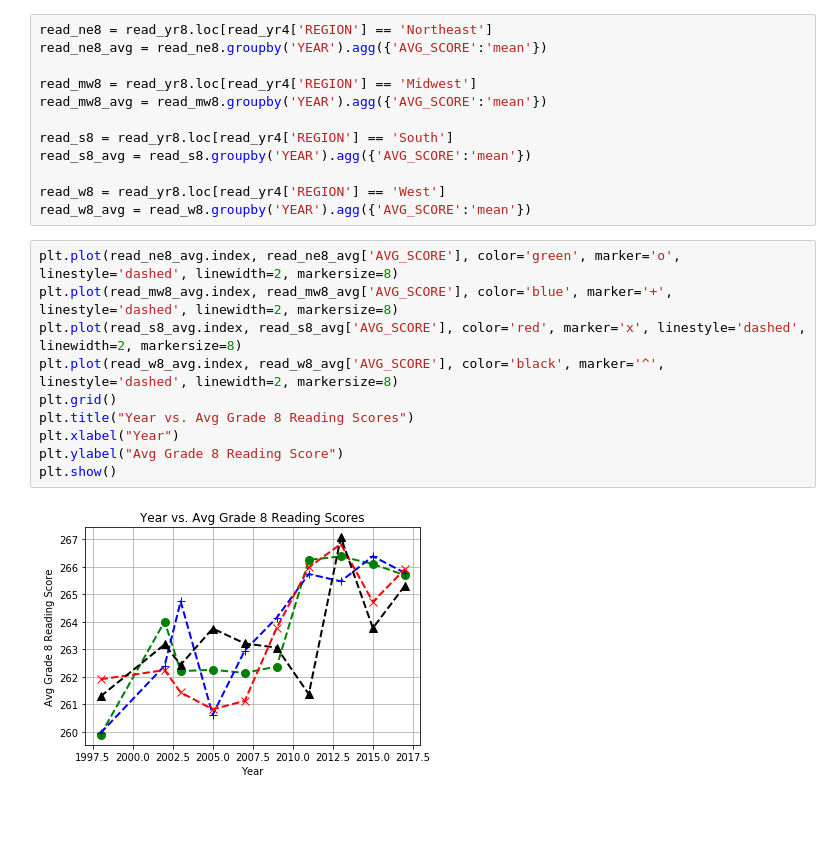
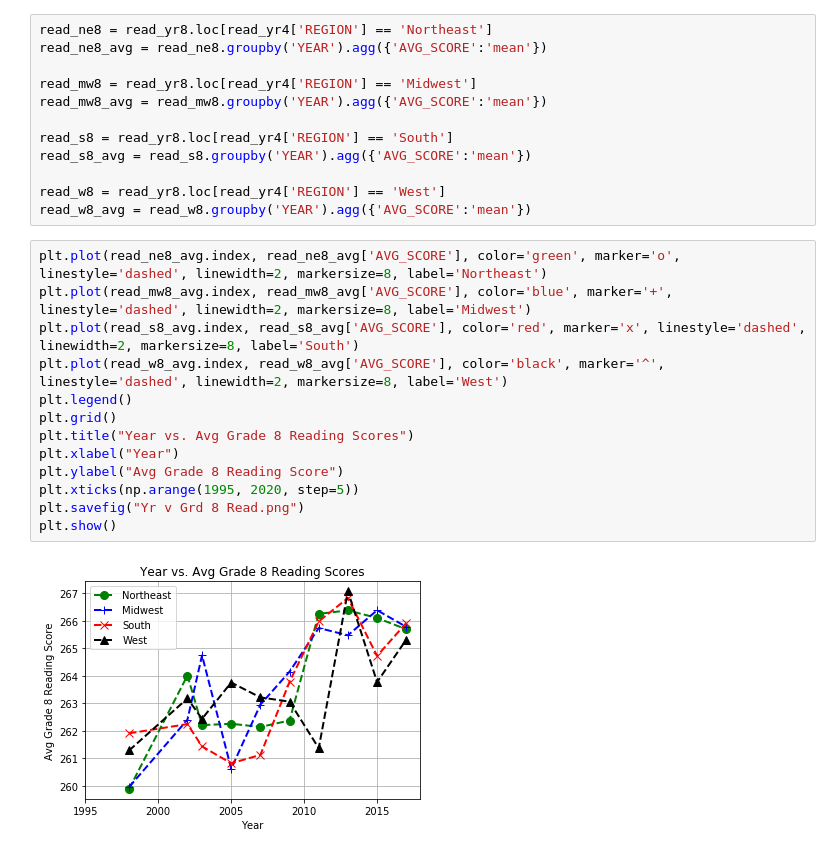
Before and after one commit to Aritra23/bootcamp-project, a Jupyter notebook: PerfPY.ipynb, the cells around one changed output. Cells and saved outputs as stored; diff of their text form; blank space fills up the shorter version.

```diff
--- a/PerfPY.ipynb
+++ b/PerfPY.ipynb
@@ -210,14 +212,17 @@ read_s8_avg = read_s8.groupby('YEAR').agg({'AVG_SCORE':'mean'})
 read_w8 = read_yr8.loc[read_yr4['REGION'] == 'West']
 read_w8_avg = read_w8.groupby('YEAR').agg({'AVG_SCORE':'mean'})
 # %%
-plt.plot(read_ne8_avg.index, read_ne8_avg['AVG_SCORE'], color='green', marker='o', linestyle='dashed', linewidth=2, markersize=8)
-plt.plot(read_mw8_avg.index, read_mw8_avg['AVG_SCORE'], color='blue', marker='+', linestyle='dashed', linewidth=2, markersize=8)
-plt.plot(read_s8_avg.index, read_s8_avg['AVG_SCORE'], color='red', marker='x', linestyle='dashed', linewidth=2, markersize=8)
-plt.plot(read_w8_avg.index, read_w8_avg['AVG_SCORE'], color='black', marker='^', linestyle='dashed', linewidth=2, markersize=8)
+plt.plot(read_ne8_avg.index, read_ne8_avg['AVG_SCORE'], color='green', marker='o', linestyle='dashed', linewidth=2, markersize=8, label='Northeast')
+plt.plot(read_mw8_avg.index, read_mw8_avg['AVG_SCORE'], color='blue', marker='+', linestyle='dashed', linewidth=2, markersize=8, label='Midwest')
+plt.plot(read_s8_avg.index, read_s8_avg['AVG_SCORE'], color='red', marker='x', linestyle='dashed', linewidth=2, markersize=8, label='South')
+plt.plot(read_w8_avg.index, read_w8_avg['AVG_SCORE'], color='black', marker='^', linestyle='dashed', linewidth=2, markersize=8, label='West')
+plt.legend()
 plt.grid()
 plt.title("Year vs. Avg Grade 8 Reading Scores")
 plt.xlabel("Year")
 plt.ylabel("Avg Grade 8 Reading Score")
+plt.xticks(np.arange(1995, 2020, step=5))
+plt.savefig("Yr v Grd 8 Read.png")
 plt.show()
 # %% [output]
-[figure, old version]
+[figure, new version]
```
Also changed, not shown: parts of 4 cells of this notebook, 4 other files.
